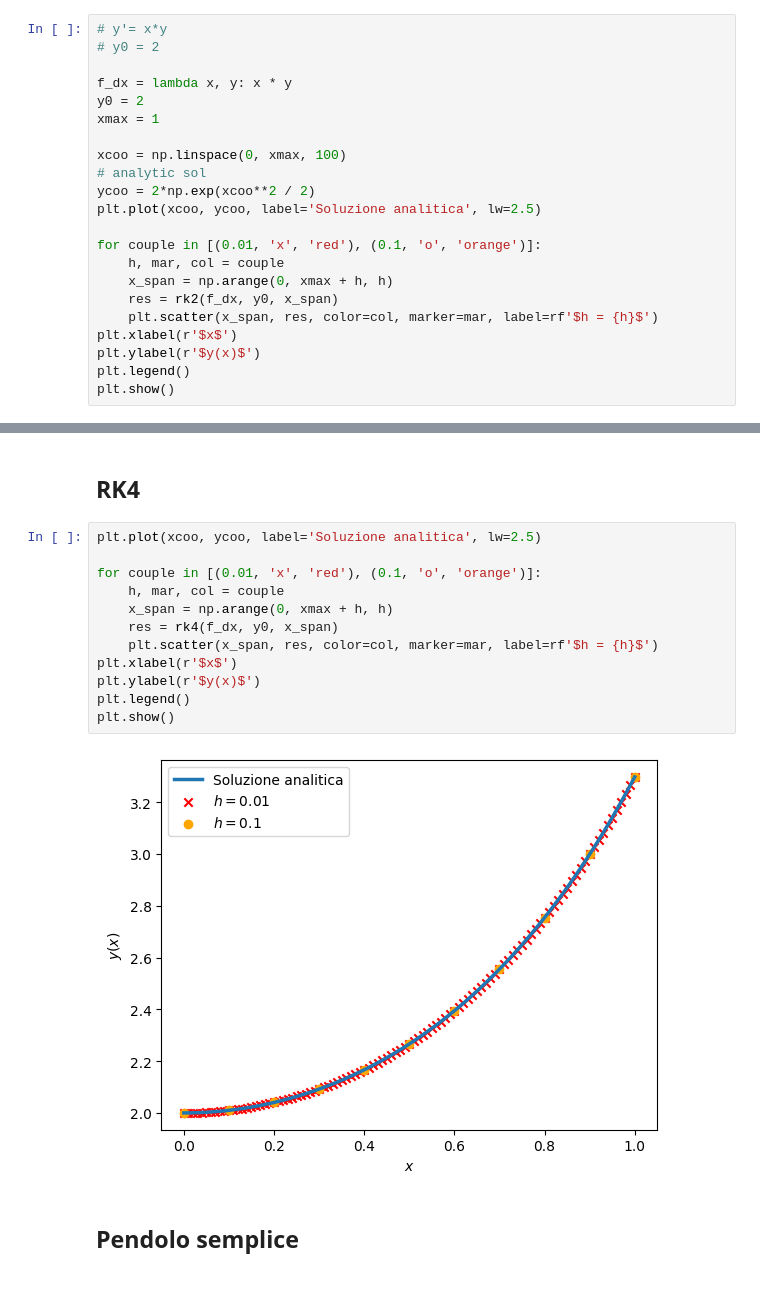
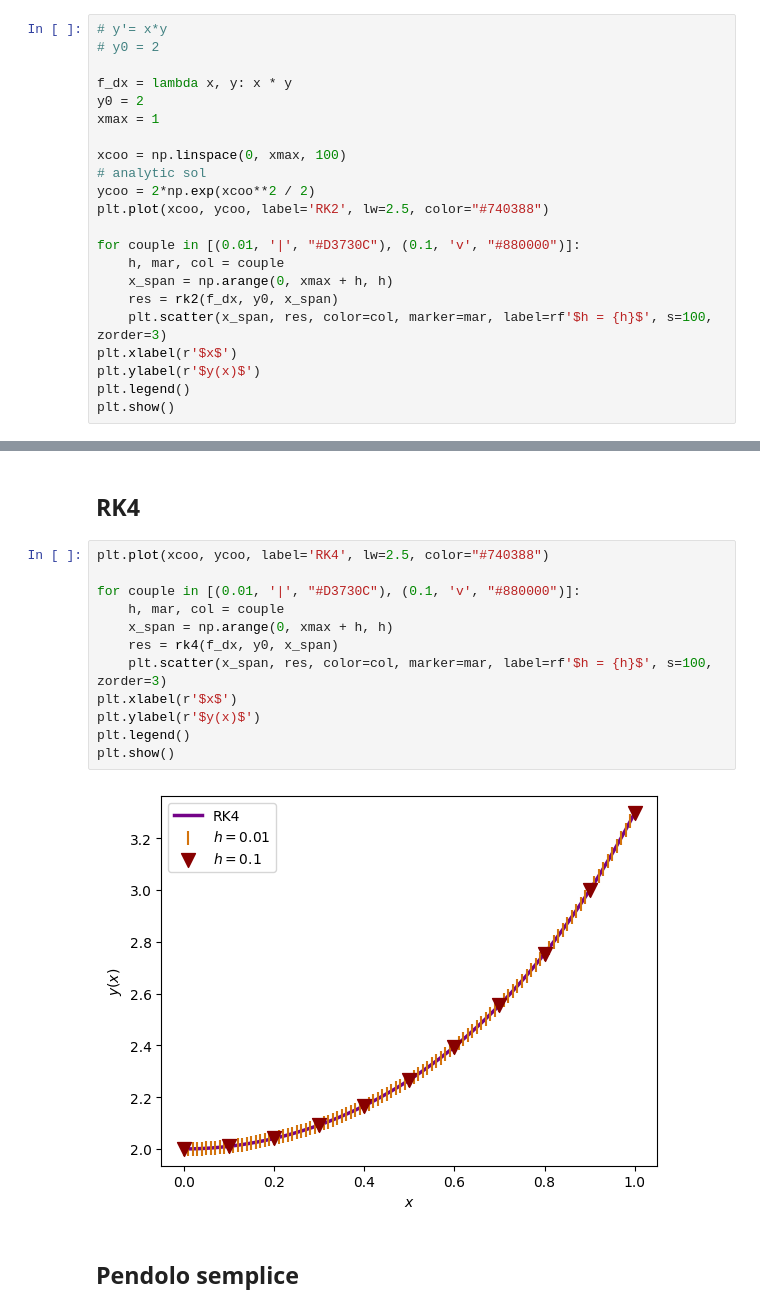
Before and after one commit to mvolpato-unimib/Lab_comp, a Jupyter notebook: ex17/runge_kutta.ipynb, the cells around one changed output, grey strips where cells are left out. Cells and saved outputs as stored; diff of their text form.

```diff
--- a/ex17/runge_kutta.ipynb
+++ b/ex17/runge_kutta.ipynb
@@ -26,13 +26,13 @@ xmax = 1
 xcoo = np.linspace(0, xmax, 100)
 # analytic sol
 ycoo = 2*np.exp(xcoo**2 / 2)
-plt.plot(xcoo, ycoo, label='Soluzione analitica', lw=2.5)
+plt.plot(xcoo, ycoo, label='RK2', lw=2.5, color="#740388")
 
-for couple in [(0.01, 'x', 'red'), (0.1, 'o', 'orange')]:
+for couple in [(0.01, '|', "#D3730C"), (0.1, 'v', "#880000")]:
     h, mar, col = couple
     x_span = np.arange(0, xmax + h, h)
     res = rk2(f_dx, y0, x_span)
-    plt.scatter(x_span, res, color=col, marker=mar, label=rf'$h = {h}$')
+    plt.scatter(x_span, res, color=col, marker=mar, label=rf'$h = {h}$', s=100, zorder=3)
 plt.xlabel(r'$x$')
 plt.ylabel(r'$y(x)$')
 plt.legend()
@@ -42,19 +42,19 @@ plt.show()
 # %% [markdown]
 ## **RK4**
 # %%
-plt.plot(xcoo, ycoo, label='Soluzione analitica', lw=2.5)
+plt.plot(xcoo, ycoo, label='RK4', lw=2.5, color="#740388")
 
-for couple in [(0.01, 'x', 'red'), (0.1, 'o', 'orange')]:
+for couple in [(0.01, '|', "#D3730C"), (0.1, 'v', "#880000")]:
     h, mar, col = couple
     x_span = np.arange(0, xmax + h, h)
     res = rk4(f_dx, y0, x_span)
-    plt.scatter(x_span, res, color=col, marker=mar, label=rf'$h = {h}$')
+    plt.scatter(x_span, res, color=col, marker=mar, label=rf'$h = {h}$', s=100, zorder=3)
 plt.xlabel(r'$x$')
 plt.ylabel(r'$y(x)$')
 plt.legend()
 plt.show()
 # %% [output]
-[figure, old version]
+[figure, new version]
 # %% [markdown]
 ## **Pendolo semplice**
 # %%
```
Also changed, not shown: parts of 5 cells of this notebook, 11 other files.
